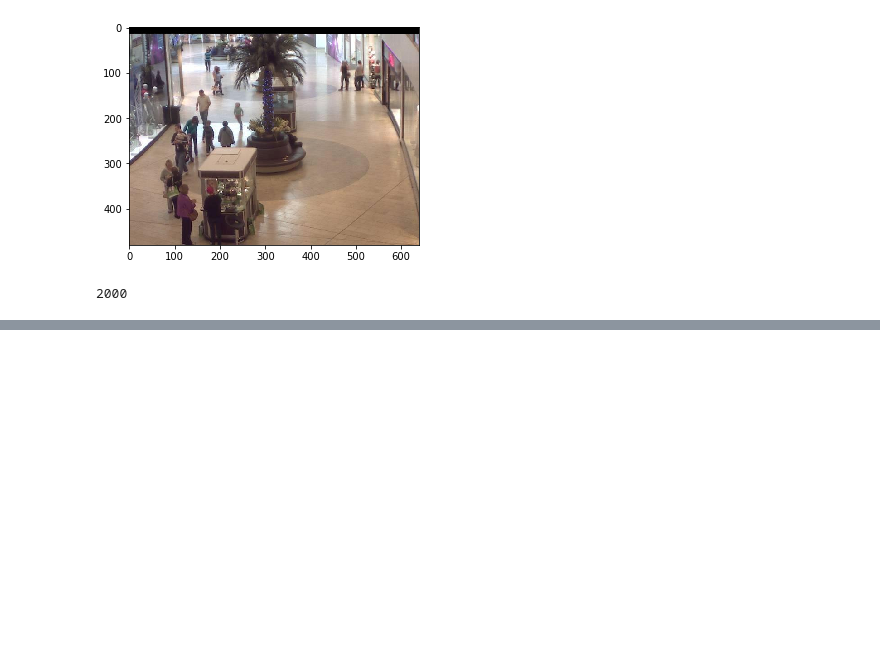
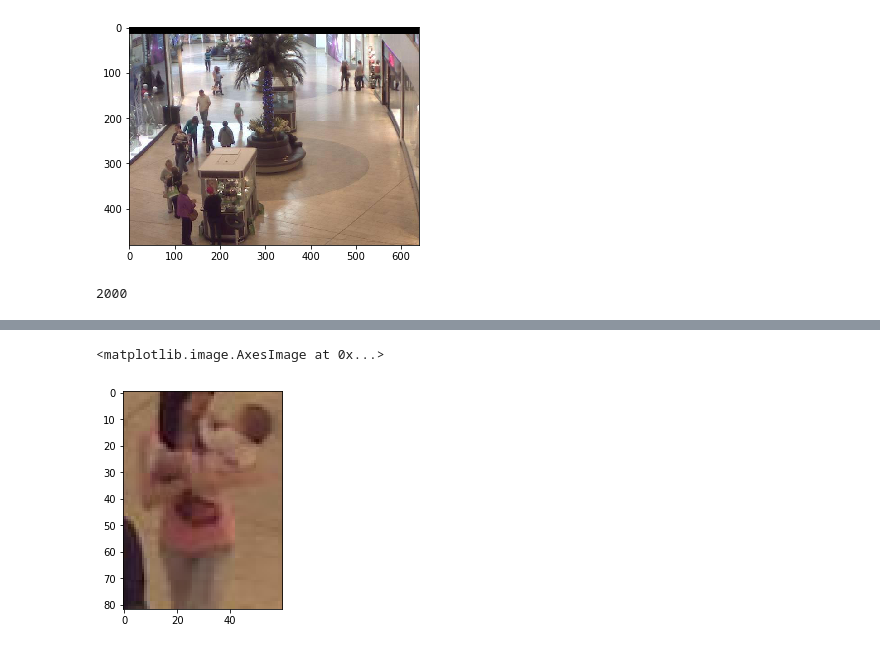
Before and after one commit to KarineMellata/ECSE415_FinalProject, a Jupyter notebook: Part2.ipynb, the cells around one changed output, grey strips where cells are left out. Saved outputs shown, nothing was run; the diff lists cells and outputs as text; code cells hidden in the pictures; blank space fills up the shorter version.

```diff
--- a/Part2.ipynb
+++ b/Part2.ipynb
@@ -64,0 +107,5 @@ for b in people_boxes:
+# %%
+plt.imshow(list_boxes[3])
+# %% [output]
+<matplotlib.image.AxesImage at 0x...>
+[figure, added]
```
Also changed, not shown: parts of 11 cells of this notebook, 3 other files.
